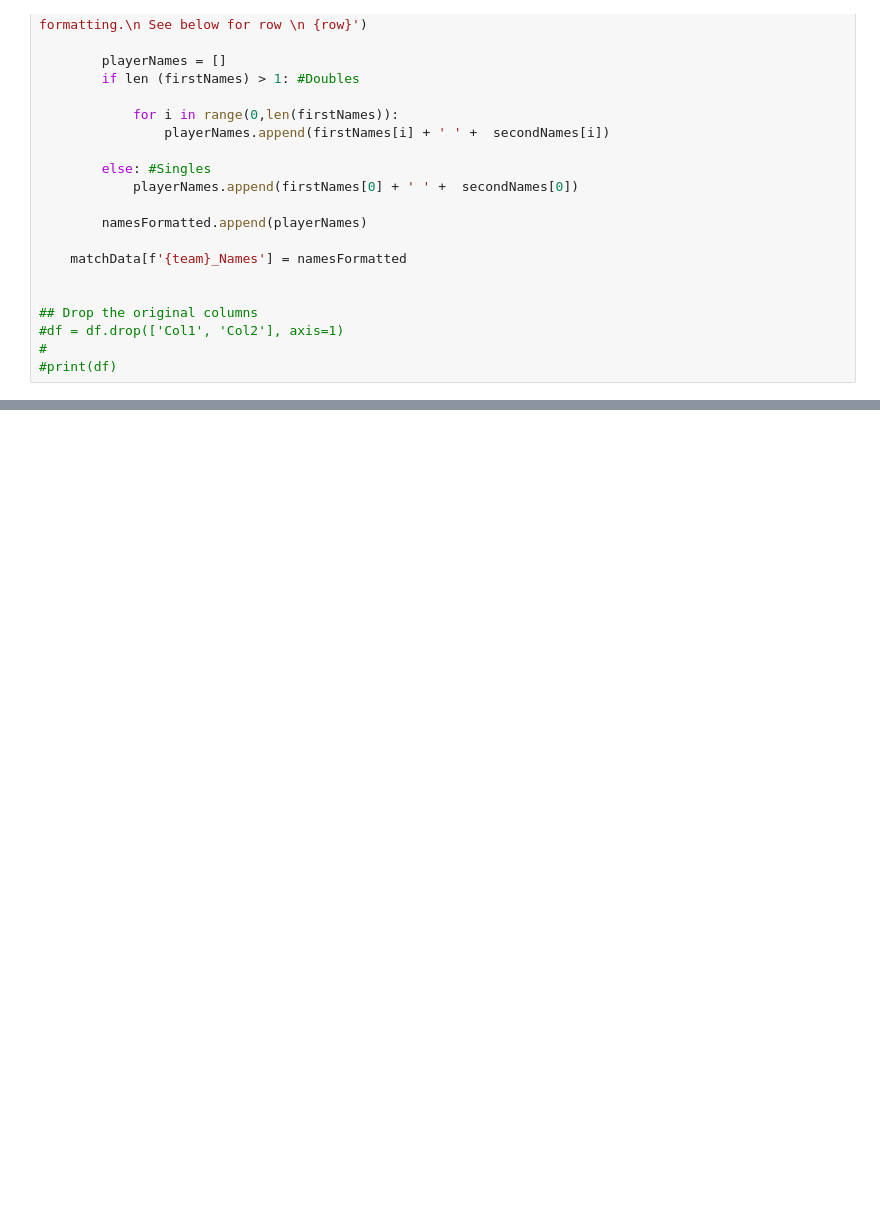
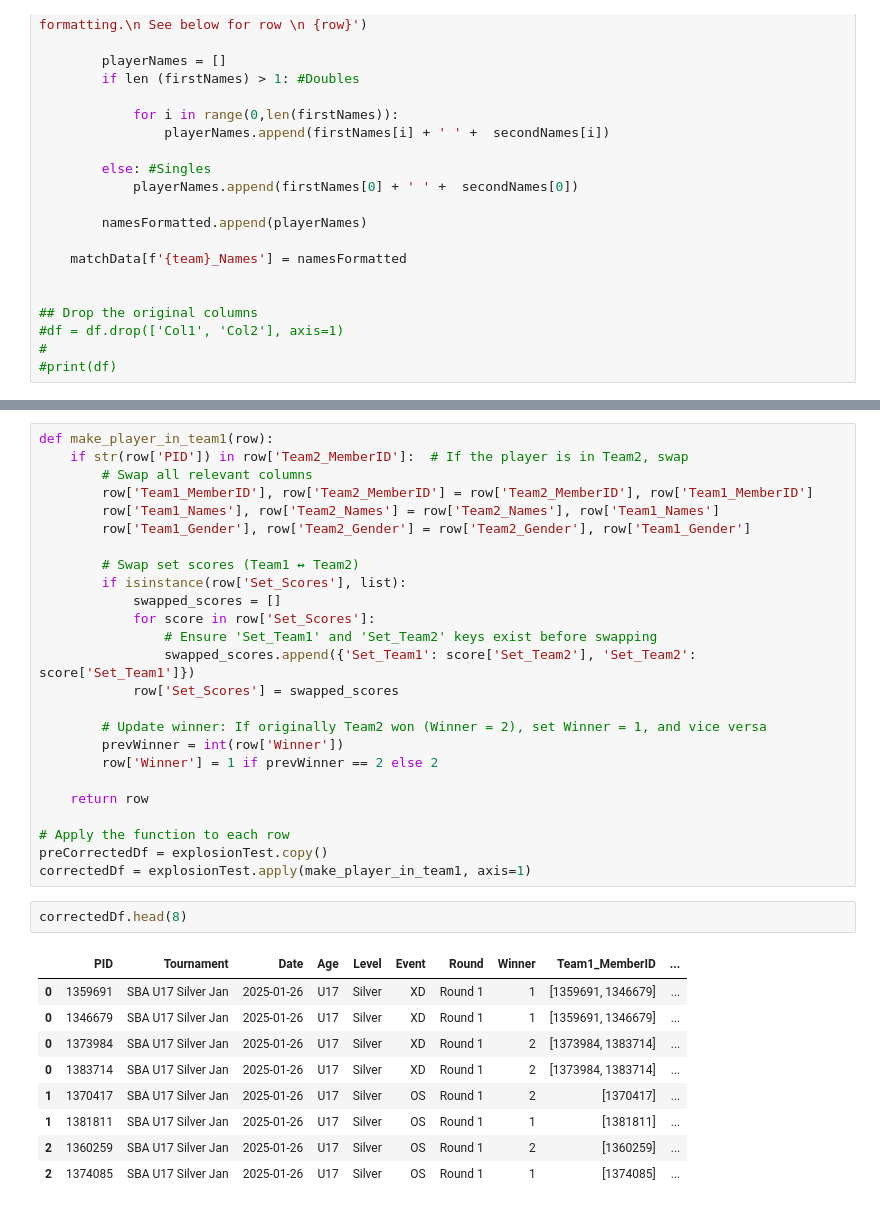
Before and after one commit to HxHuang258/Selection-Tool, a Jupyter notebook: Data-Collection/GCloud-test.ipynb, the cells around one changed output, grey strips where cells are left out. Saved outputs shown, nothing was run; the diff lists cells and outputs as text; blank space fills up the shorter version.

```diff
--- a/Data-Collection/GCloud-test.ipynb
+++ b/Data-Collection/GCloud-test.ipynb
@@ -279,0 +342,37 @@ matchData.head(2)
+# %%
+def make_player_in_team1(row):
+    if str(row['PID']) in row['Team2_MemberID']:  # If the player is in Team2, swap
+        # Swap all relevant columns
+        row['Team1_MemberID'], row['Team2_MemberID'] = row['Team2_MemberID'], row['Team1_MemberID']
+        row['Team1_Names'], row['Team2_Names'] = row['Team2_Names'], row['Team1_Names']
+        row['Team1_Gender'], row['Team2_Gender'] = row['Team2_Gender'], row['Team1_Gender']
+
+        # Swap set scores (Team1 ↔ Team2)
+        if isinstance(row['Set_Scores'], list):
+            swapped_scores = []
+            for score in row['Set_Scores']:
+                # Ensure 'Set_Team1' and 'Set_Team2' keys exist before swapping
+                swapped_scores.append({'Set_Team1': score['Set_Team2'], 'Set_Team2': score['Set_Team1']})
+            row['Set_Scores'] = swapped_scores
+
+        # Update winner: If originally Team2 won (Winner = 2), set Winner = 1, and vice versa
+        prevWinner = int(row['Winner'])
+        row['Winner'] = 1 if prevWinner == 2 else 2
+
+    return row
+
+# Apply the function to each row
+preCorrectedDf = explosionTest.copy()
+correctedDf = explosionTest.apply(make_player_in_team1, axis=1)
+# %%
+correctedDf.head(8)
+# %% [output]
+|  | PID | Tournament | Date | Age | Level | Event | Round | Winner | Team1_MemberID | ... |
+| 0 | 1359691 | SBA U17 Silver Jan | 2025-01-26 | U17 | Silver | XD | Round 1 | 1 | [1359691, 1346679] | ... |
+| 0 | 1346679 | SBA U17 Silver Jan | 2025-01-26 | U17 | Silver | XD | Round 1 | 1 | [1359691, 1346679] | ... |
+| 0 | 1373984 | SBA U17 Silver Jan | 2025-01-26 | U17 | Silver | XD | Round 1 | 2 | [1373984, 1383714] | ... |
+| 0 | 1383714 | SBA U17 Silver Jan | 2025-01-26 | U17 | Silver | XD | Round 1 | 2 | [1373984, 1383714] | ... |
+| 1 | 1370417 | SBA U17 Silver Jan | 2025-01-26 | U17 | Silver | OS | Round 1 | 2 | [1370417] | ... |
+| 1 | 1381811 | SBA U17 Silver Jan | 2025-01-26 | U17 | Silver | OS | Round 1 | 1 | [1381811] | ... |
+| 2 | 1360259 | SBA U17 Silver Jan | 2025-01-26 | U17 | Silver | OS | Round 1 | 2 | [1360259] | ... |
+| 2 | 1374085 | SBA U17 Silver Jan | 2025-01-26 | U17 | Silver | OS | Round 1 | 1 | [1374085] | ... |
```
Also changed, not shown: parts of 8 cells of this notebook, 1 other file.
